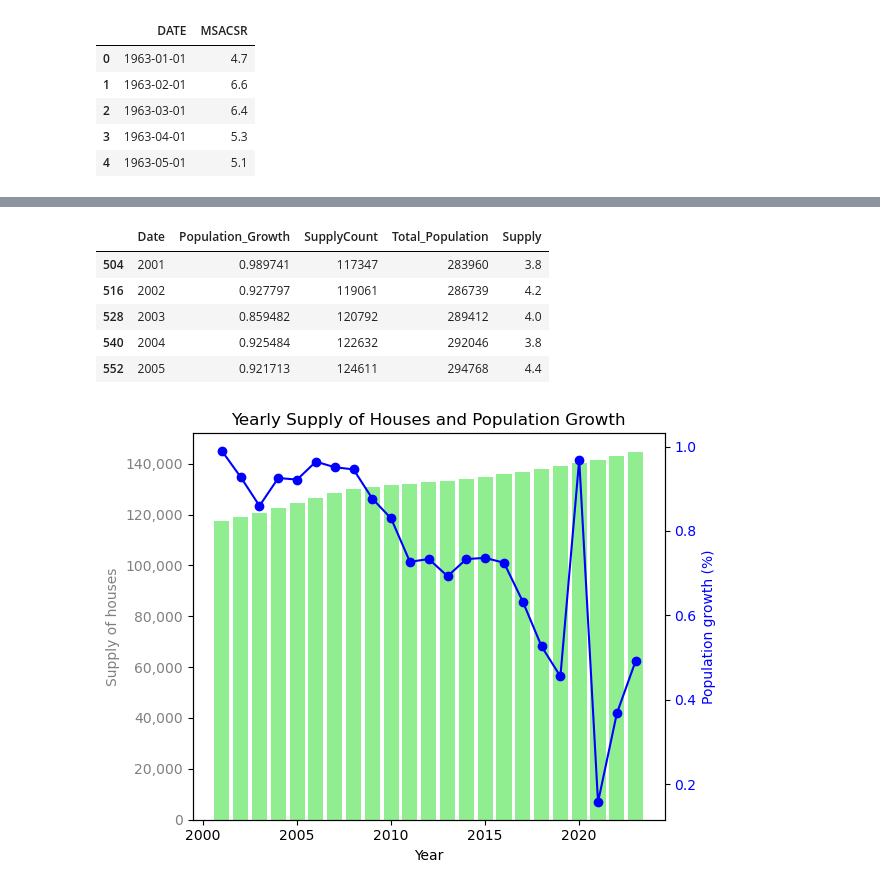
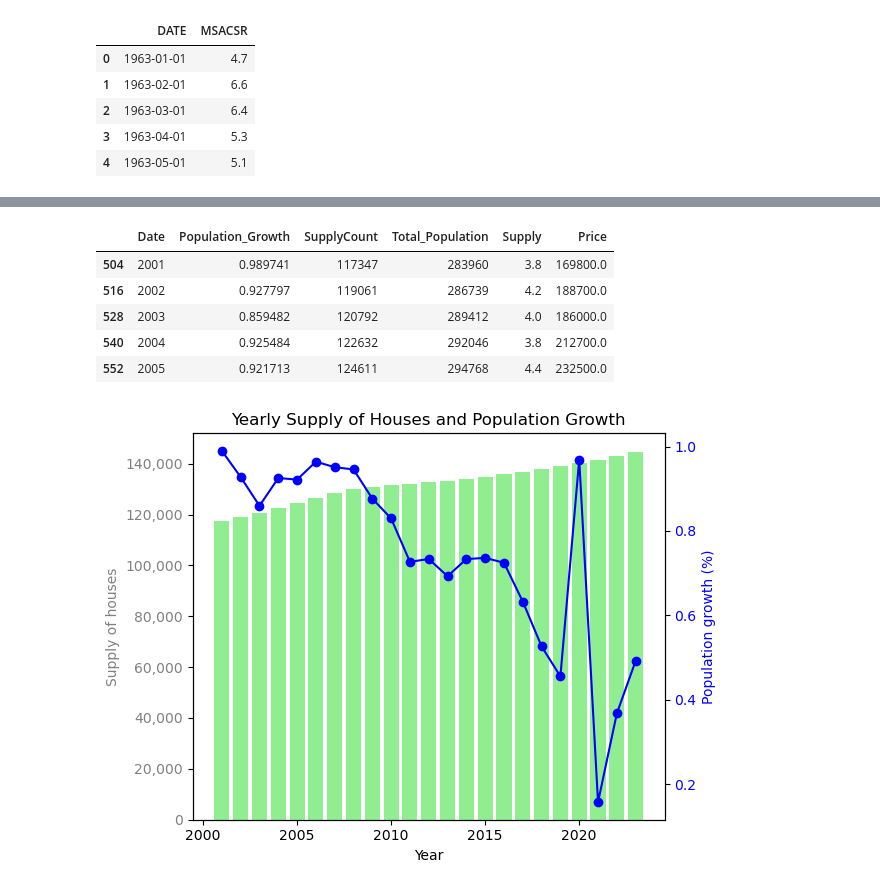
Before and after one commit to Sethdcarter/group8_data_project_1, a Jupyter notebook: Codes/Population and Supply.ipynb, the cells around one changed output, grey strips where cells are left out. Cells and saved outputs as stored; diff of their text form; code cells hidden in the pictures.

```diff
--- a/Codes/Population and Supply.ipynb
+++ b/Codes/Population and Supply.ipynb
@@ -16,12 +16,14 @@ pop_growth = "../Datasets/Pop_Growth.csv"
 house_supply = "../Datasets/Housing_Inventory_Estimate.csv"
 pop = "../Datasets/US_Population.csv"
 supply = "../Datasets/Monthly Supply of New Houses in the United States.csv"
+prices = "../Datasets/Median_Sales_Price_Houses_US.csv"
 # %%
 #Read the CSV
 pop_df = pd.read_csv(pop_growth)
 housesupply_df = pd.read_csv(house_supply)
 total_pop = pd.read_csv(pop)
 supply_df = pd.read_csv(supply)
+prices_df = pd.read_csv(prices)
 
 supply_alt = supply_df
 
@@ -66,42 +77,44 @@ supply_df.head()
 combined_df = pd.merge(pop_df, housesupply_df, how = "outer", on = "DATE")
 combined_df = pd.merge(combined_df, total_pop, how = "outer", on = "DATE")
 combined_df = pd.merge(combined_df, supply_df, how = "outer", on = "DATE")
+combined_df = pd.merge(combined_df, prices_df, how = "outer", on = "DATE")
 
 #Remove NA
 combined_df = combined_df.dropna()
 
 #Rename columns
 supply_df = supply_df.rename(columns = {
      "DATE":"Date",
     "MSACSR":"Supply"
 })
 combined_df = combined_df.rename(columns = {
     "DATE":"Date",
     "ETOTALUSQ176N":"SupplyCount",
     "SPPOPGROWUSA":"Population_Growth",
     "POPTHM":"Total_Population",
+    "MSPUS":"Price",
     "MSACSR":"Supply"
 })
 
 #Format the date
 supply_df["Date"] = pd.to_datetime(supply_df["Date"])
 supply_df["Date"] = supply_df["Date"].dt.year
 combined_df["Date"] = pd.to_datetime(combined_df["Date"])
 combined_df["Date"] = combined_df["Date"].dt.year
 
 #Set field types
 combined_df["SupplyCount"] = combined_df["SupplyCount"].astype(int)
 combined_df["Total_Population"] = combined_df["Total_Population"].astype(int)
 combined_df["Population_Growth"] = combined_df["Population_Growth"].astype(float)
 
 combined_df.head()
 # %% [output]
-|  | Date | Population_Growth | SupplyCount | Total_Population | Supply |
-| 504 | 2001 | 0.989741 | 117347 | 283960 | 3.8 |
-| 516 | 2002 | 0.927797 | 119061 | 286739 | 4.2 |
-| 528 | 2003 | 0.859482 | 120792 | 289412 | 4.0 |
-| 540 | 2004 | 0.925484 | 122632 | 292046 | 3.8 |
-| 552 | 2005 | 0.921713 | 124611 | 294768 | 4.4 |
+|  | Date | Population_Growth | SupplyCount | Total_Population | Supply | Price |
+| 504 | 2001 | 0.989741 | 117347 | 283960 | 3.8 | 169800.0 |
+| 516 | 2002 | 0.927797 | 119061 | 286739 | 4.2 | 188700.0 |
+| 528 | 2003 | 0.859482 | 120792 | 289412 | 4.0 | 186000.0 |
+| 540 | 2004 | 0.925484 | 122632 | 292046 | 3.8 | 212700.0 |
+| 552 | 2005 | 0.921713 | 124611 | 294768 | 4.4 | 232500.0 |
 # %%
 #Create the graph
 fig, ax1 = plt.subplots()
```
Also changed, not shown: parts of 6 cells of this notebook, 2 other files.
